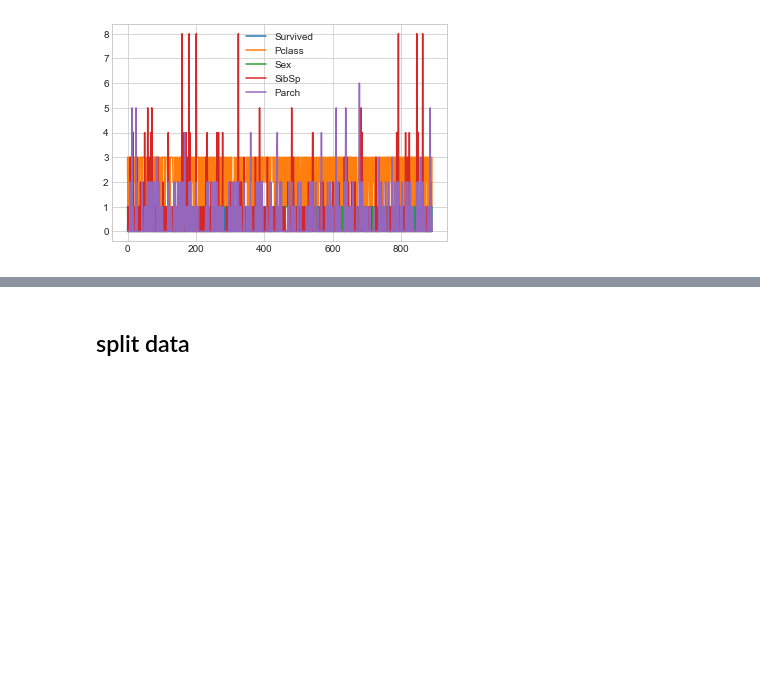
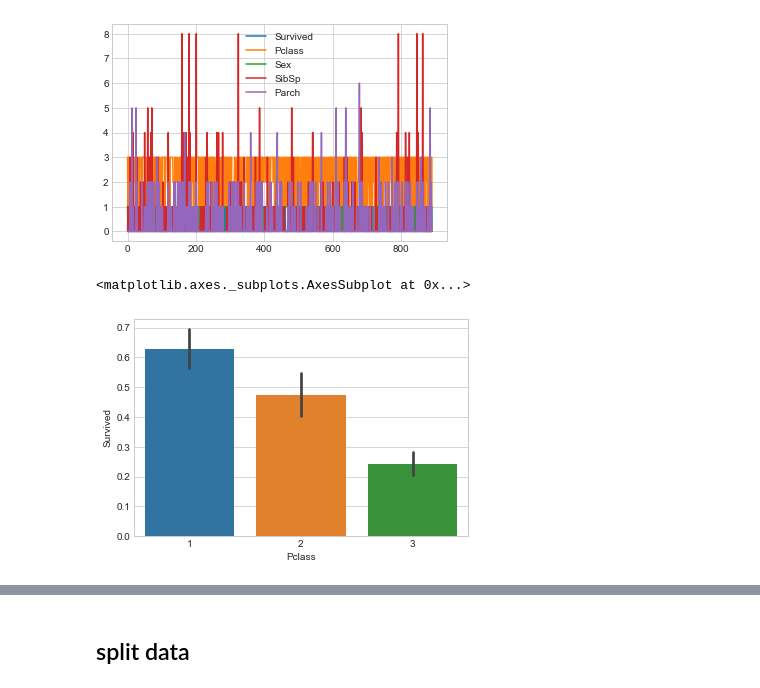
Before and after one commit to toon159/INT638, a Jupyter notebook: INT638.ipynb, the cells around one changed output, grey strips where cells are left out. Cells and saved outputs as stored; diff of their text form; code cells hidden in the pictures; blank space fills up the shorter version.

```diff
--- a/INT638.ipynb
+++ b/INT638.ipynb
@@ -98,8 +103,8 @@ memory usage: 83.6+ KB
 ## drop unnecessary columns
 # %%
 # drop unnecessary columns, these columns won't be useful in analysis and prediction
-titanic_df = titanic_df.drop(['PassengerId','Name','Ticket', 'Embarked', 'Cabin'], axis=1)
-titanic_df.head()
+df = df.drop(['PassengerId','Name','Ticket', 'Embarked', 'Cabin'], axis=1)
+df.head()
 # %% [output]
 |  | Survived | Pclass | Sex | Age | SibSp | Parch | Fare |
 | 0 | 0 | 3 | male | 22.0 | 1 | 0 | 7.2500 |
@@ -111,8 +116,8 @@ titanic_df.head()
 ## Sex : male = 1, female = 0
 ### change 'Sex' column to binary
 # %%
-titanic_df.Sex = (titanic_df.Sex.values == 'male').astype(int)
-titanic_df.head()
+df.Sex = (df.Sex.values == 'male').astype(int)
+df.head()
 # %% [output]
 |  | Survived | Pclass | Sex | Age | SibSp | Parch | Fare |
 | 0 | 0 | 3 | 1 | 22.0 | 1 | 0 | 7.2500 |
@@ -121,15 +126,15 @@ titanic_df.head()
 | 3 | 1 | 1 | 0 | 35.0 | 1 | 0 | 53.1000 |
 | 4 | 0 | 3 | 1 | 35.0 | 0 | 0 | 8.0500 |
 # %%
-mean_age = np.mean(titanic_df.Age)
-titanic_df = titanic_df.fillna({'Age': mean_age})
+mean_age = np.mean(df.Age)
+df = df.fillna({'Age': mean_age})
 # %% [markdown]
 ## convert continuous variable to a categorical variable
 ### in this case, convert age and fare
 # %%
-titanic_df.Age = pd.cut(titanic_df.Age, 4, labels=[0, 1, 2, 3])
-titanic_df.Fare = pd.cut(titanic_df.Fare, 3, labels=[0, 1, 2])
-titanic_df.head()
+df.Age = pd.cut(df.Age, 4, labels=[0, 1, 2, 3])
+df.Fare = pd.cut(df.Fare, 3, labels=[0, 1, 2])
+df.head()
 # %% [output]
 |  | Survived | Pclass | Sex | Age | SibSp | Parch | Fare |
 | 0 | 0 | 3 | 1 | 1 | 1 | 0 | 0 |
@@ -142,3 +147,8 @@ titanic_df.plot()
 plt.show()
 # %% [output]
 [figure]
+# %%
+sns.barplot(df['Pclass'], df['Survived'], data=df)
+# %% [output]
+<matplotlib.axes._subplots.AxesSubplot at 0x...>
+[figure, added]
```
Also changed, not shown: parts of 17 cells of this notebook.
